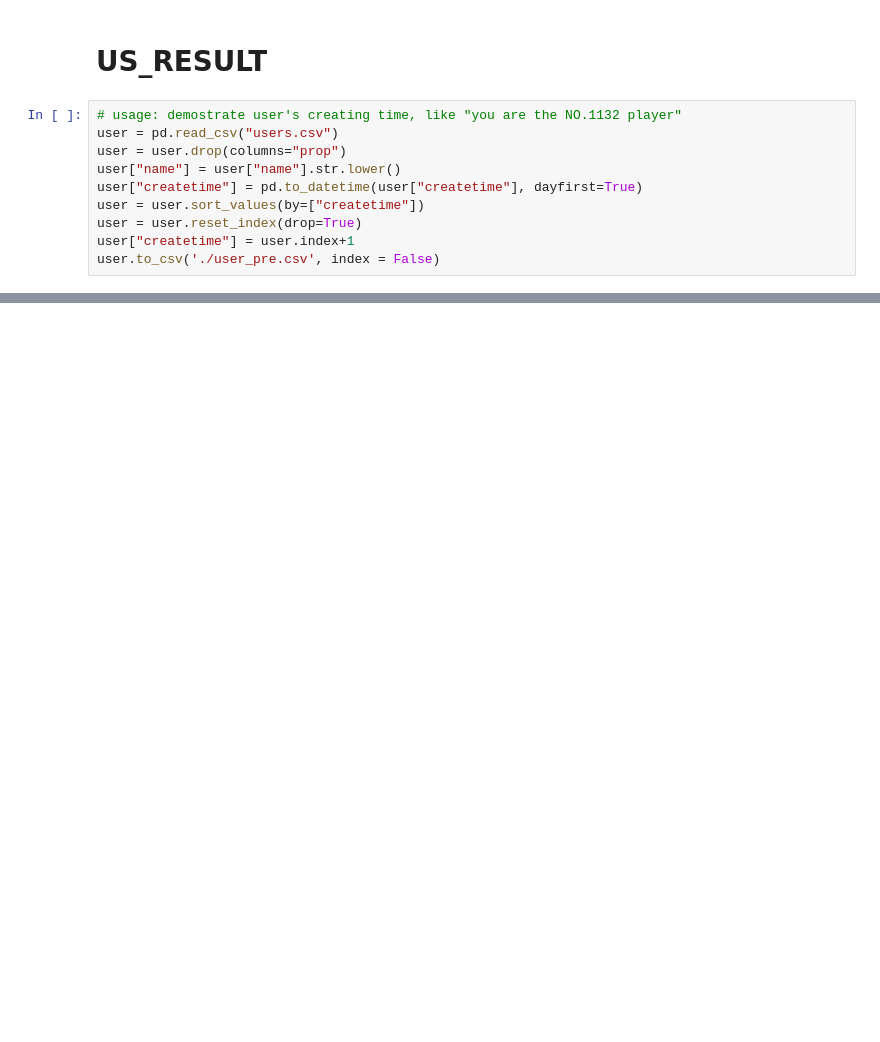
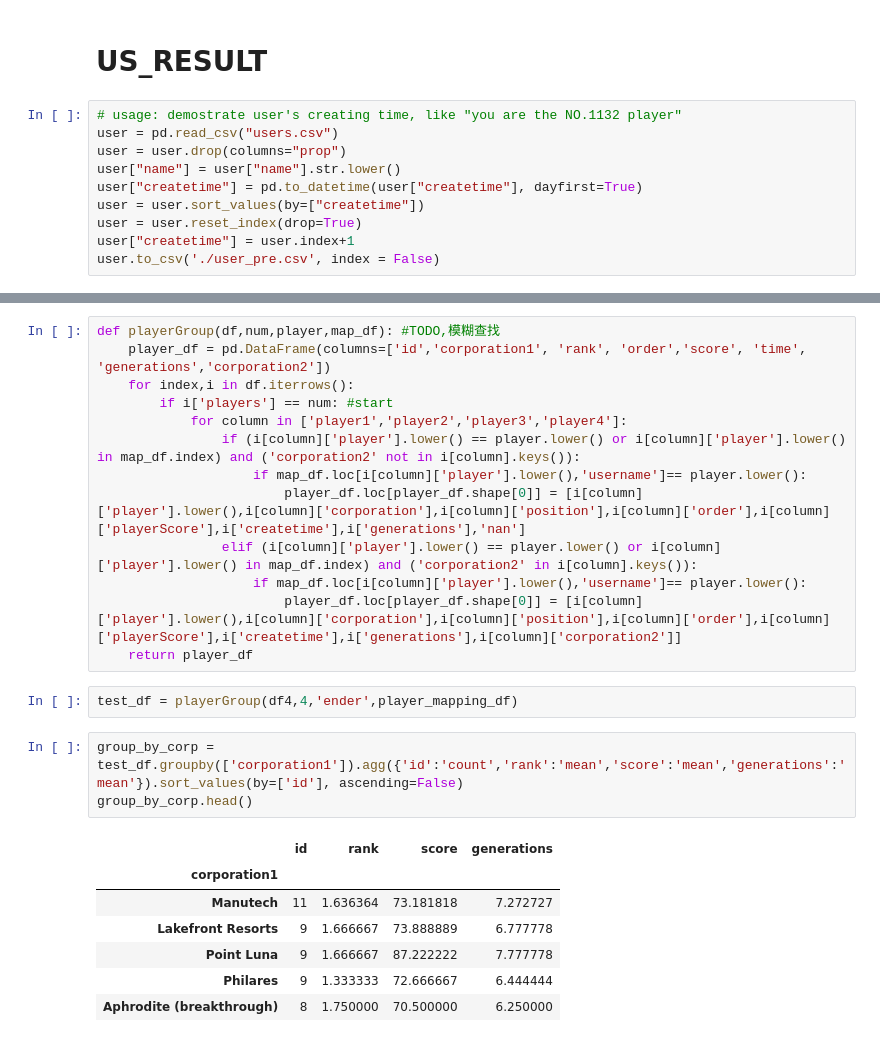
Before and after one commit to Ender-Wiggin2019/tfm-summary, a Jupyter notebook: tfm_data_summary.ipynb, the cells around one changed output, grey strips where cells are left out. Drawn from its saved outputs; the diff is of its cells as text; blank space fills up the shorter version.

```diff
--- a/tfm_data_summary.ipynb
+++ b/tfm_data_summary.ipynb
@@ -178,0 +163,26 @@ player_user.head()
+# %%
+def playerGroup(df,num,player,map_df): #TODO,模糊查找
+    player_df = pd.DataFrame(columns=['id','corporation1', 'rank', 'order','score', 'time', 'generations','corporation2'])
+    for index,i in df.iterrows():
+        if i['players'] == num: #start
+            for column in ['player1','player2','player3','player4']:
+                if (i[column]['player'].lower() == player.lower() or i[column]['player'].lower() in map_df.index) and ('corporation2' not in i[column].keys()):
+                    if map_df.loc[i[column]['player'].lower(),'username']== player.lower():
+                        player_df.loc[player_df.shape[0]] = [i[column]['player'].lower(),i[column]['corporation'],i[column]['position'],i[column]['order'],i[column]['playerScore'],i['createtime'],i['generations'],'nan']
+                elif (i[column]['player'].lower() == player.lower() or i[column]['player'].lower() in map_df.index) and ('corporation2' in i[column].keys()):
+                    if map_df.loc[i[column]['player'].lower(),'username']== player.lower():
+                        player_df.loc[player_df.shape[0]] = [i[column]['player'].lower(),i[column]['corporation'],i[column]['position'],i[column]['order'],i[column]['playerScore'],i['createtime'],i['generations'],i[column]['corporation2']]
+    return player_df
+# %%
+test_df = playerGroup(df4,4,'ender',player_mapping_df)
+# %%
+group_by_corp = test_df.groupby(['corporation1']).agg({'id':'count','rank':'mean','score':'mean','generations':'mean'}).sort_values(by=['id'], ascending=False)
+group_by_corp.head()
+# %% [output]
+|  | id | rank | score | generations |
+| corporation1 |  |  |  |  |
+| Manutech | 11 | 1.636364 | 73.181818 | 7.272727 |
+| Lakefront Resorts | 9 | 1.666667 | 73.888889 | 6.777778 |
+| Point Luna | 9 | 1.666667 | 87.222222 | 7.777778 |
+| Philares | 9 | 1.333333 | 72.666667 | 6.444444 |
+| Aphrodite (breakthrough) | 8 | 1.750000 | 70.500000 | 6.250000 |
```
Also changed, not shown: parts of 13 cells of this notebook, 15 other files.
